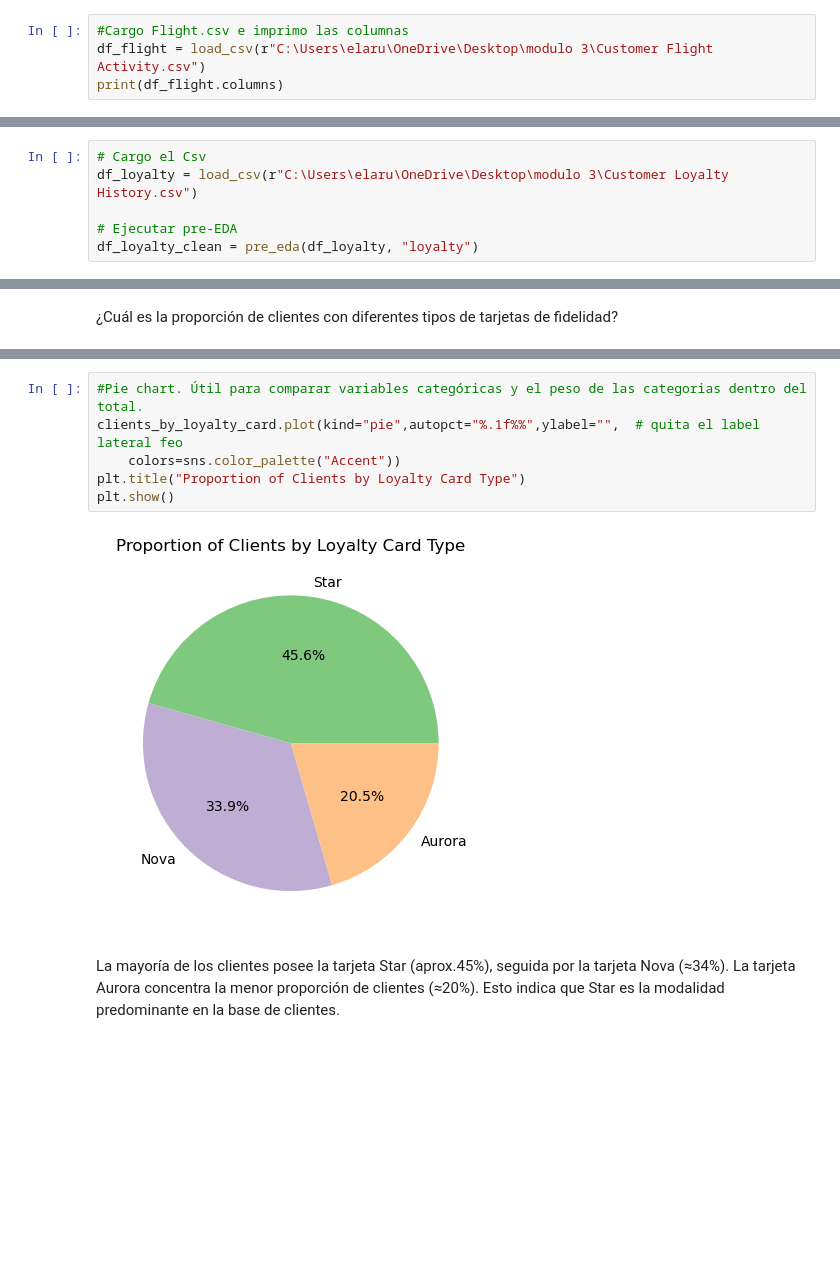
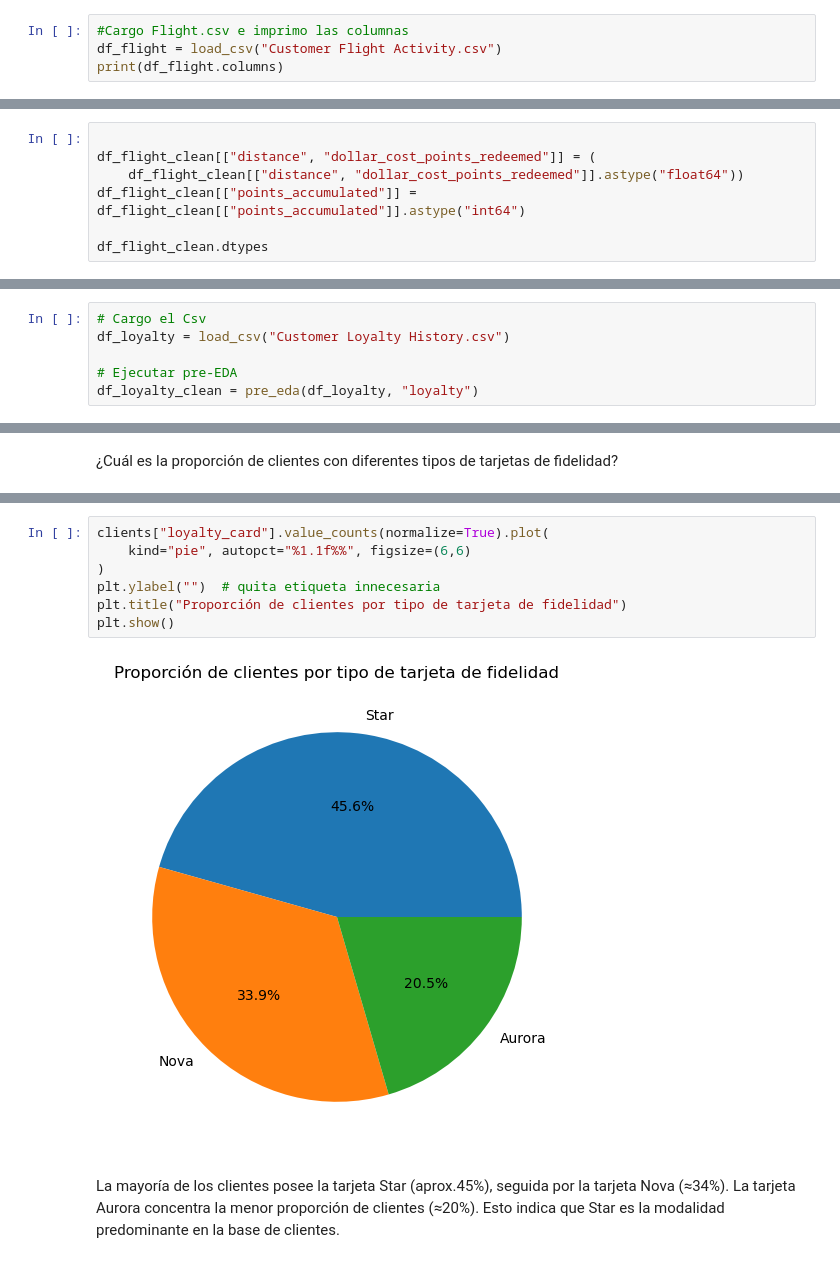
Before and after one commit to Adalab/bda-modulo-3-evaluacion-final-ela-art, a Jupyter notebook: Evaluacion3.ipynb, the cells around one changed output, grey strips where cells are left out. Saved outputs shown, nothing was run; the diff lists cells and outputs as text; blank space fills up the shorter version.

```diff
--- a/Evaluacion3.ipynb
+++ b/Evaluacion3.ipynb
@@ -15,7 +15,7 @@ def load_csv(path, nrows=None):
     return df
 # %%
 #Cargo Flight.csv e imprimo las columnas
-df_flight = load_csv(r"C:\Users\elaru\OneDrive\Desktop\modulo 3\Customer Flight Activity.csv")
+df_flight = load_csv("Customer Flight Activity.csv")
 print(df_flight.columns)
 # %% [output]
 Index(['Loyalty Number', 'Year', 'Month', 'Flights Booked',
@@ -85,3 +85,10 @@ dollar_cost_points_redeemed    0
 Duplicados totales: 1864
 # %% [markdown]
 Customer Flight Activity contiene 405.624 registros y 10 columnas. Los tipos de datos son correctos (identificador, variables temporales en formato numérico y métricas de vuelos y puntos como enteros o decimales). No se detectan valores nulos en ninguna columna. Se identifican 1.864 registros duplicados, que deben analizarse con detalle: algunos pueden ser copias exactas eliminables y otros múltiples registros válidos de un mismo cliente en un mismo mes. En general, el dataset se encuentra en buen estado para continuar con el análisis exploratorio.
+# %%
+
+df_flight_clean[["distance", "dollar_cost_points_redeemed"]] = (
+    df_flight_clean[["distance", "dollar_cost_points_redeemed"]].astype("float64"))
+df_flight_clean[["points_accumulated"]] = df_flight_clean[["points_accumulated"]].astype("int64")
+
+df_flight_clean.dtypes
@@ -452,7 +471,7 @@ Index(['loyalty_number', 'year', 'month', 'flights_booked',
       dtype='object')
 # %%
 # Cargo el Csv
-df_loyalty = load_csv(r"C:\Users\elaru\OneDrive\Desktop\modulo 3\Customer Loyalty History.csv")
+df_loyalty = load_csv("Customer Loyalty History.csv")
 
 # Ejecutar pre-EDA
 df_loyalty_clean = pre_eda(df_loyalty, "loyalty")
@@ -976,11 +1006,12 @@ clients_by_loyalty_card = clients["loyalty_card"].value_counts(normalize=True) *
 # %%
-#Pie chart. Útil para comparar variables categóricas y el peso de las categorias dentro del total.
-clients_by_loyalty_card.plot(kind="pie",autopct="%.1f%%",ylabel="",  # quita el label lateral feo
-    colors=sns.color_palette("Accent"))
-plt.title("Proportion of Clients by Loyalty Card Type")
+clients["loyalty_card"].value_counts(normalize=True).plot(
+    kind="pie", autopct="%1.1f%%", figsize=(6,6)
+)
+plt.ylabel("")  # quita etiqueta innecesaria
+plt.title("Proporción de clientes por tipo de tarjeta de fidelidad")
 plt.show()
 # %% [output]
-[figure, old version]
+[figure, new version]
 # %% [markdown]
 La mayoría de los clientes posee la tarjeta Star (aprox.45%), seguida por la tarjeta Nova (≈34%). La tarjeta Aurora concentra la menor proporción de clientes (≈20%). Esto indica que Star es la modalidad predominante en la base de clientes.
 # %% [markdown]
```
Also changed, not shown: parts of 14 cells of this notebook, 3 other files.
